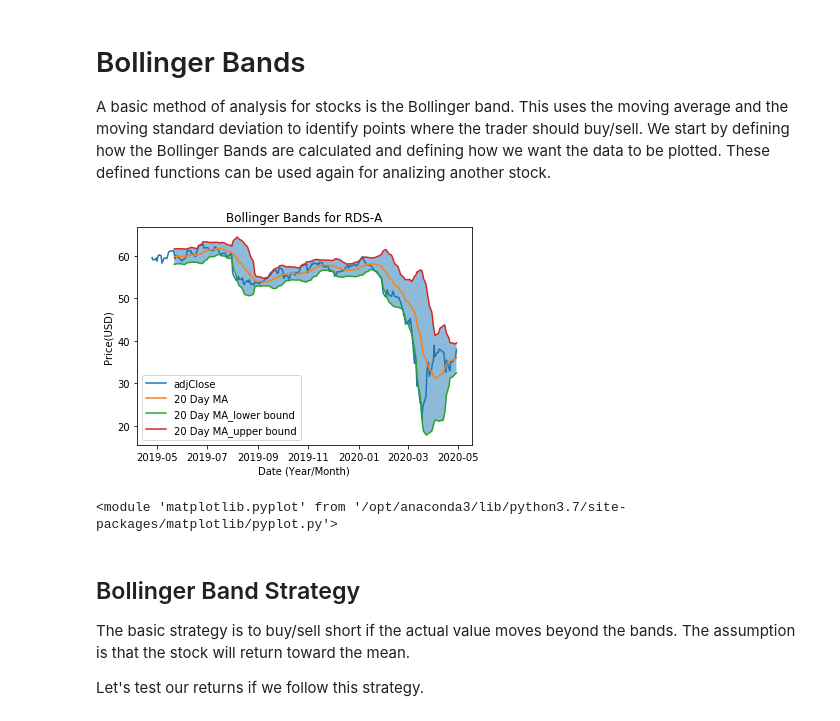
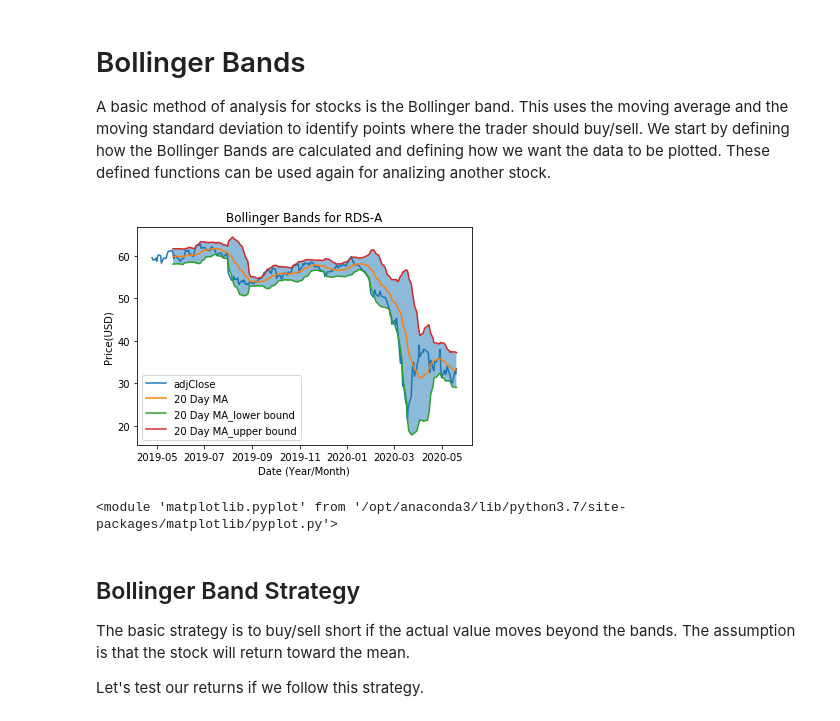
Before and after one commit to NachoLink/pyfi, a Jupyter notebook: Python for Finance/Answer Keys/PyFi 7 - Getting stock price data with an API - Answer Key.ipynb, the cells around one changed output. Drawn from its saved outputs; the diff is of its cells as text; code cells hidden in the pictures.

```diff
--- a/Python for Finance/Answer Keys/PyFi 7 - Getting stock price data with an API - Answer Key.ipynb
+++ b/Python for Finance/Answer Keys/PyFi 7 - Getting stock price data with an API - Answer Key.ipynb
@@ -30,28 +30,28 @@ def getdata(stock: str):
     :returns ceo: Name of the CEO
     """
     # Company Quote Group of Items
-    company_quote = requests.get(f"https://financialmodelingprep.com/api/v3/quote/{stock}")
+    company_quote = requests.get(f"{base}quote/{stock}?apikey={key}")
     company_quote = company_quote.json()
-    share_price = float("{0:.2f}".format(company_quote[0]['price']))
+    share_price = float(company_quote[0]['price'])
 
     # Balance Sheet Group of Items
-    BS = requests.get(f"https://financialmodelingprep.com/api/v3/financials/balance-sheet-statement/{stock}?period=quarter")
+    BS = requests.get(f"{base}financials/balance-sheet-statement/{stock}?period=quarter&apikey={key}")
     BS = BS.json()
 
     # Total Cash
-    cash = float("{0:.2f}".format(float(BS['financials'][0]['Cash and short-term investments'])/10**9))
+    cash = float(BS['financials'][0]['Cash and short-term investments'])
     # Total Debt
-    debt = float("{0:.2f}".format(float(BS['financials'][0]['Total debt'])/10**9))
+    debt = float(BS['financials'][0]['Total debt'])
 
     # Income Statement Group of Items
-    IS = requests.get(f"https://financialmodelingprep.com/api/v3/financials/income-statement/{stock}?period=quarter")
+    IS = requests.get(f"{base}financials/income-statement/{stock}?period=quarter&apikey={key}")
     IS = IS.json()
 
     # Most Recent Quarterly Revenue
-    qRev = float("{0:.2f}".format(float(IS['financials'][0]['Revenue'])/10**9))
+    qRev = float(IS['financials'][0]['Revenue'])
 
     # Company Profile Group of Items
-    company_info = requests.get(f"https://financialmodelingprep.com/api/v3/company/profile/{stock}")
+    company_info = requests.get(f"{base}company/profile/{stock}?apikey={key}")
     company_info = company_info.json()
 
     # Chief Executive Officer
@@ -59,15 +59,16 @@ def getdata(stock: str):
 
     return (share_price, cash, debt, qRev, ceo)
 
+base = 'https://financialmodelingprep.com/api/v3/'
+key = '0b9ecbdc251f332ac3369952d0feb2aa'
 tickers = ('AAPL', 'MSFT', 'GOOG', 'T', 'CSCO', 'INTC', 'ORCL', 'AMZN', 'FB', 'TSLA', 'NVDA')
 
 data = map(getdata, tickers)
 
+quarter = '{}'.format(IS['financials'][0]['date'])
 df = pd.DataFrame(data,
-                    columns=['Share Price', 'Total Cash', 'Total Debt', 'Q3 2019 Revenue', 'CEO'],
+                    columns=['Share Price ($)', 'Total Cash', 'Total Debt', f'{quarter} Revenue', 'CEO'],
                     index=tickers)
-
-print(df)
 
 writer = pd.ExcelWriter('example.xlsx')
 df.to_excel(writer, 'Statistics')
@@ -84,9 +123,9 @@ import pandas as pd
 from pandas.io.json import json_normalize
 
 ticker = "RDS-A"
-target = "https://financialmodelingprep.com/api/v3/historical-price-full/{}".format(ticker)
-rds = pd.read_json(target)
-rds = json_normalize(rds['historical'])
-rds['date'] = pd.to_datetime(rds['date'])
-rds.set_index('date', inplace=True)
+target = "https://financialmodelingprep.com/api/v3/historical-price-full/{}?apikey={}".format(ticker, key)
+df = pd.read_json(target)
+df = json_normalize(df['historical'])
+df['date'] = pd.to_datetime(df['date'])
+df.set_index('date', inplace=True)
 # %%
@@ -98,8 +145,6 @@ A basic method of analysis for stocks is the Bollinger band. This uses the movin
 # %%
 import matplotlib.pyplot as plt
 %matplotlib inline
-
-df = pd.DataFrame()
 
 def bollinger_bands(df, target_col: str = 'adjClose')->pd.DataFrame:
     """Calculates Bollinger Bands and returns an updated DataFrame.
@@ -142,10 +187,10 @@ def bb_plot(df: pd.DataFrame = df, target_col: str = 'adjClose'):
 
     return plt
 # %%
-rds = bollinger_bands(rds, 'adjClose')
+rds = bollinger_bands(df.sort_values(by='date'), 'adjClose')
 bb_plot(rds)
 # %% [output]
-[figure, old version]
+[figure, new version]
 <module 'matplotlib.pyplot' from '/opt/anaconda3/lib/python3.7/site-packages/matplotlib/pyplot.py'>
 # %% [markdown]
 ## Bollinger Band Strategy
```
Also changed, not shown: parts of 15 cells of this notebook, 3 other files.
